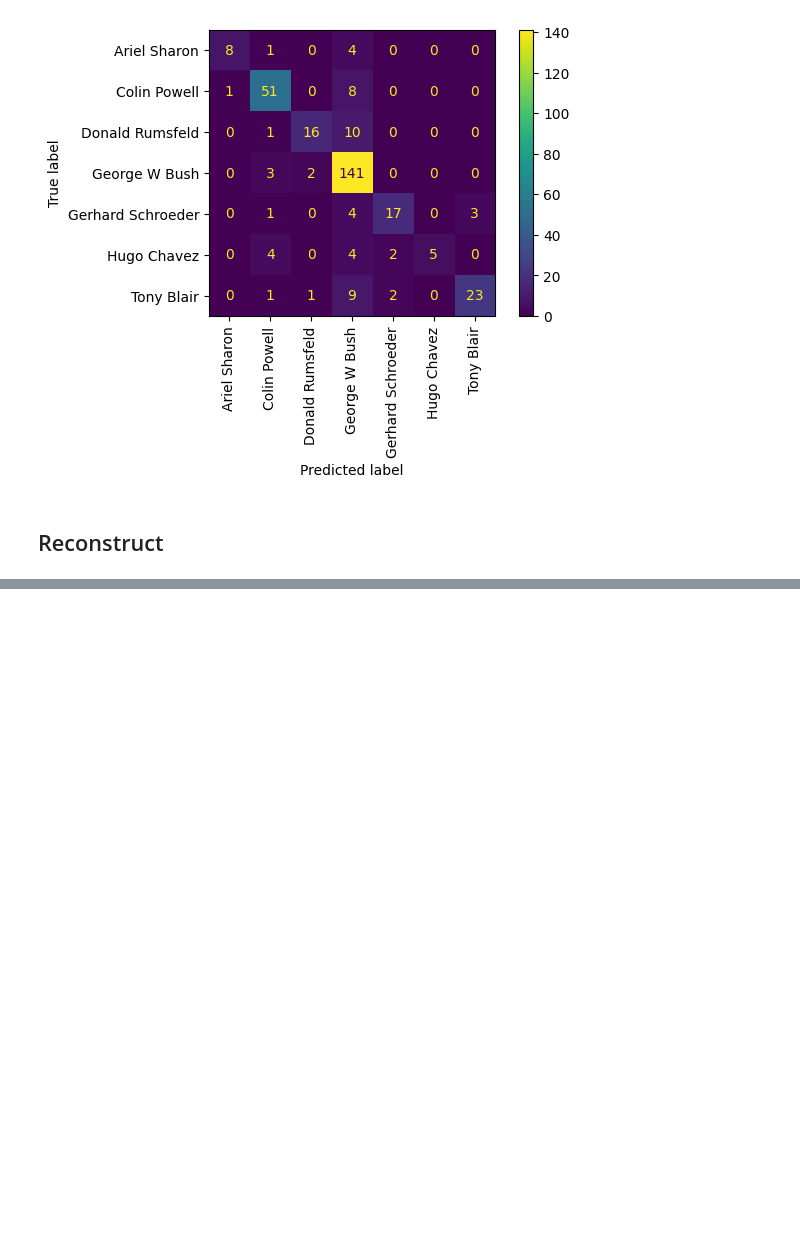
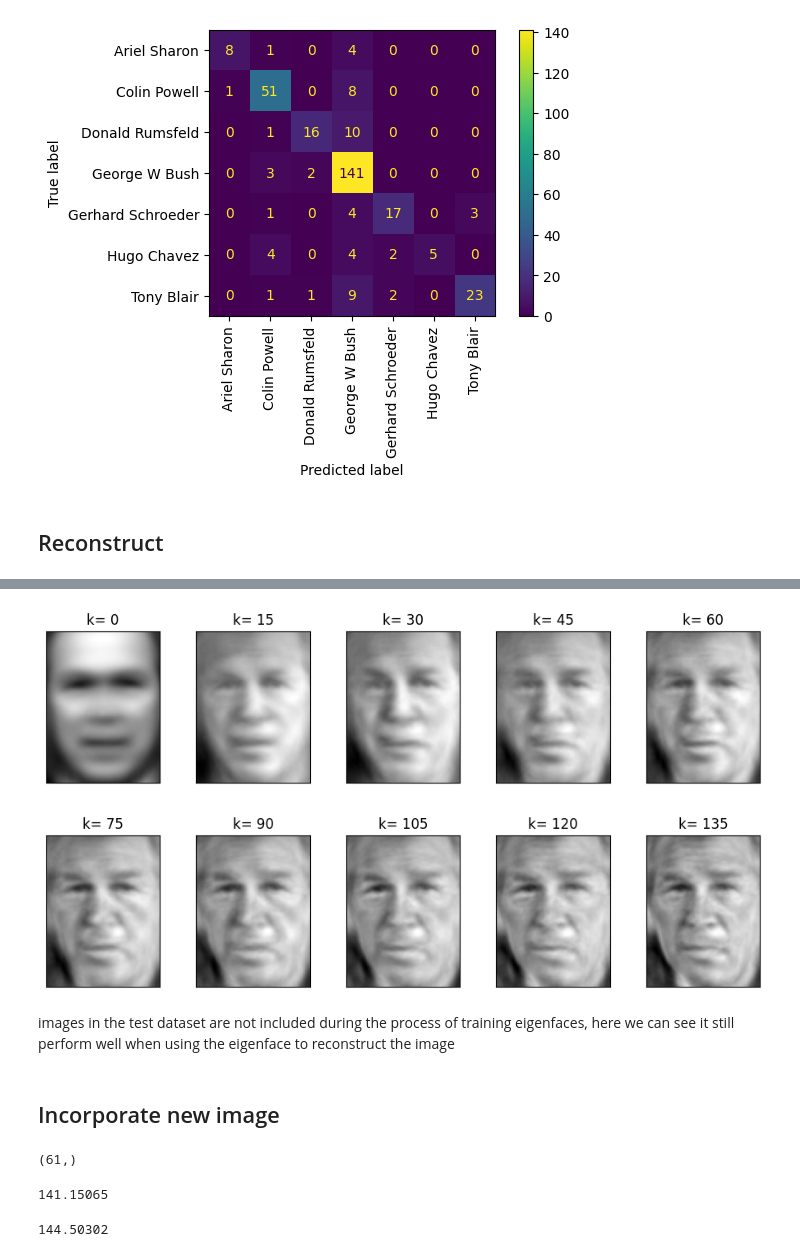
Before and after one commit to YRT777/7404-eigenfaces-elderversion, a Jupyter notebook: eigenfaces.ipynb, the cells around one changed output, grey strips where cells are left out. Cells and saved outputs as stored; diff of their text form; code cells hidden in the pictures; blank space fills up the shorter version.

```diff
--- a/eigenfaces.ipynb
+++ b/eigenfaces.ipynb
@@ -335,0 +337,24 @@ plot_gallery(Y,["k= %d" % j for j in range(0,150,15) ], n_row=2, n_col=5)
+# %%
+Y=[0]*10
+for k, i in zip([0,15,30,45,60,75,90,105,120,135],np.arange(10)):
+    face_score = X_test[0,:].dot(eigface[:,:k])
+    projected_face = face_score.dot(eigface[:,:k].T)
+    Y[i]=projected_face +mean1
+
+plot_gallery(Y,["k= %d" % j for j in range(0,150,15) ], n_row=2, n_col=5)
+# %% [output]
+[figure, added]
+# %% [markdown]
+images in the test dataset are not included during the process of training eigenfaces, here we can see it still perform well when using the eigenface to reconstruct the image
+# %% [markdown]
+## Incorporate new image
+# %%
+a=[y_test==y_pred]
+a=np.array(a)
+a=a.reshape(y_test.shape[0],)
+
+b=[0 if x==False else 1 for x in a]
+c=[i for i, j in enumerate(b) if j == 0]
+# c is the array which stores the idx of misidentified images
+# %% [output]
+(61,)
@@ -335,0 +369,9 @@ plot_gallery(Y,["k= %d" % j for j in range(0,150,15) ], n_row=2, n_col=5)
+# %%
+u=np.argmin(dist1, axis=1)
+y_train[u]
+m=[]
+for i in range(np.shape(c)[0]):
+    m.append(dist[i,u[i]])
+np.mean(m)#m stores the distance of misidentified images
+# %% [output]
+141.15065
@@ -335,0 +388,9 @@ plot_gallery(Y,["k= %d" % j for j in range(0,150,15) ], n_row=2, n_col=5)
+# %%
+u=np.argmin(dist2, axis=1)
+y_train[u]
+m1=[]
+for i in range(np.shape(c)[0]):
+    m1.append(dist[i,u[i]])
+np.mean(m1)#m stores the distance of misidentified images
+# %% [output]
+144.50302
```
Also changed, not shown: parts of 12 cells of this notebook.
